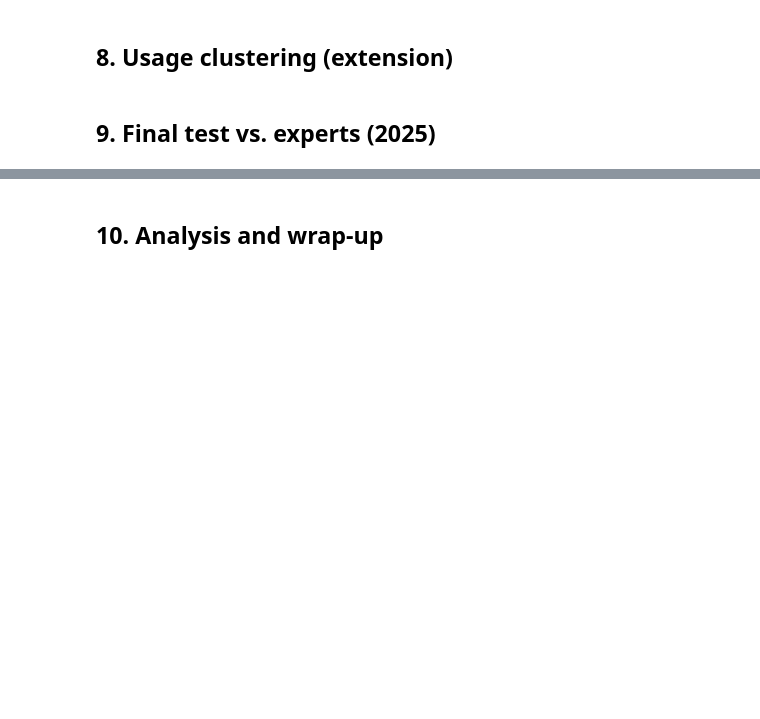
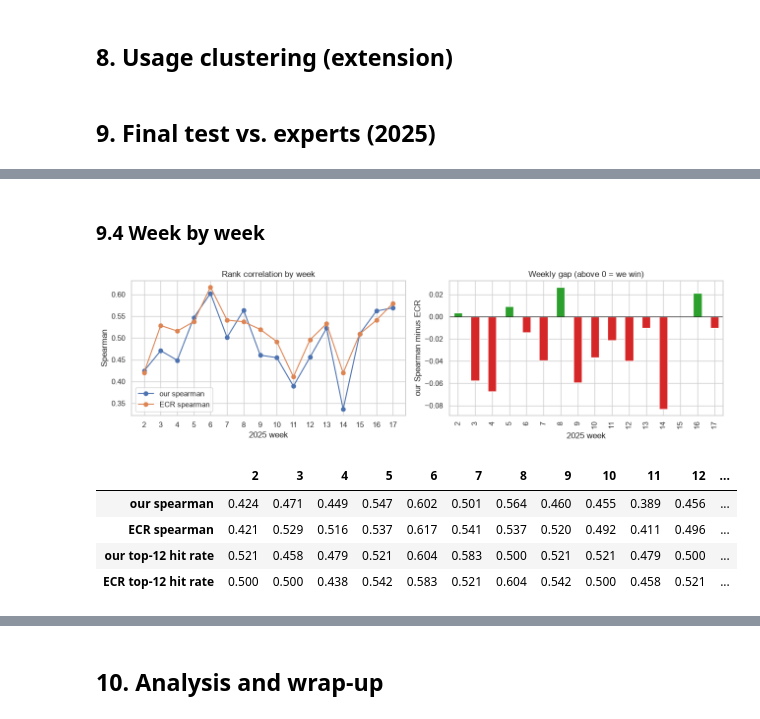
Before and after one commit to HashaRock/CS363M_FFBall_Project, a Jupyter notebook: fantasy_football_rankings.ipynb, the cells around one changed output, grey strips where cells are left out. Cells and saved outputs as stored; diff of their text form; code cells hidden in the pictures; blank space fills up the shorter version.

```diff
--- a/fantasy_football_rankings.ipynb
+++ b/fantasy_football_rankings.ipynb
@@ -976,0 +1496,31 @@ Saved 11,207 out-of-fold predictions (2022-2024), status: baseline
+# %%
+head_to_head = test_rows.dropna(subset=["ecr_pos_rank"]).assign(ecr_score=lambda d: -d["ecr_pos_rank"])
+
+
+def rank_scores(rows):
+    "Ranking metrics for our predictions and for ECR on the same rows."
+    ours, experts = evaluate(rows, rows["pred"]), evaluate(rows, rows["ecr_score"])
+    return pd.Series({"player-weeks": len(rows),
+                      "our spearman": ours["spearman"], "ECR spearman": experts["spearman"],
+                      "our top-12 hit rate": ours["top12_hit_rate"], "ECR top-12 hit rate": experts["top12_hit_rate"]})
+
+
+def rank_scores_by(rows, groups):
+    return pd.DataFrame({name: rank_scores(part) for name, part in groups(rows)}).T
+
+
+overall = rank_scores(head_to_head).to_frame("all positions").T
+by_position = rank_scores_by(head_to_head, lambda d: [(p, d[d["position"] == p]) for p in POSITIONS])
+by_week = rank_scores_by(head_to_head, lambda d: d.groupby("week"))
+by_stage = rank_scores_by(head_to_head, lambda d: [(f"weeks 1-{EARLY_SEASON_WEEKS}", d[d["week"] <= EARLY_SEASON_WEEKS]),
+                                                   (f"weeks {EARLY_SEASON_WEEKS + 1}+", d[d["week"] > EARLY_SEASON_WEEKS])])
+
+weekly_gap = by_week["our spearman"] - by_week["ECR spearman"]
+draws = np.random.default_rng(SEED).choice(weekly_gap.to_numpy(), size=(BOOTSTRAP_DRAWS, len(weekly_gap))).mean(axis=1)
+gap_low, gap_high = np.percentile(draws, [2.5, 97.5])
+verdict = "beat" if gap_low > 0 else "lose to" if gap_high < 0 else "tie with"
+
+display(pd.concat([overall, by_position, by_stage]).round(4))
+print(f"Weekly Spearman gap (us minus ECR): mean {weekly_gap.mean():+.4f}, 95% interval [{gap_low:+.4f}, {gap_high:+.4f}], "
+      f"ahead in {(weekly_gap > 0).sum()} of {len(weekly_gap)} weeks")
+print(f"Verdict by the rule set above: we {verdict} the experts.")
@@ -976,0 +1544,20 @@ Saved 11,207 out-of-fold predictions (2022-2024), status: baseline
+# %% [markdown]
+### 9.4 Week by week
+# %%
+fig, axes = plt.subplots(1, 2, figsize=(13, 3.8))
+by_week[["our spearman", "ECR spearman"]].plot(ax=axes[0], marker="o", xlabel="2025 week", ylabel="Spearman",
+                                               title="Rank correlation by week")
+axes[0].set_xticks(by_week.index)
+weekly_gap.plot.bar(ax=axes[1], xlabel="2025 week", ylabel="our Spearman minus ECR", title="Weekly gap (above 0 = we win)",
+                    color=np.where(weekly_gap > 0, "tab:green", "tab:red"))
+axes[1].axhline(0, color="black", linewidth=0.8)
+plt.tight_layout()
+plt.show()
+by_week[["our spearman", "ECR spearman", "our top-12 hit rate", "ECR top-12 hit rate"]].T.round(3)
+# %% [output]
+[figure, added]
+|  | 2 | 3 | 4 | 5 | 6 | 7 | 8 | 9 | 10 | 11 | 12 | ... |
+| our spearman | 0.424 | 0.471 | 0.449 | 0.547 | 0.602 | 0.501 | 0.564 | 0.460 | 0.455 | 0.389 | 0.456 | ... |
+| ECR spearman | 0.421 | 0.529 | 0.516 | 0.537 | 0.617 | 0.541 | 0.537 | 0.520 | 0.492 | 0.411 | 0.496 | ... |
+| our top-12 hit rate | 0.521 | 0.458 | 0.479 | 0.521 | 0.604 | 0.583 | 0.500 | 0.521 | 0.521 | 0.479 | 0.500 | ... |
+| ECR top-12 hit rate | 0.500 | 0.500 | 0.438 | 0.542 | 0.583 | 0.521 | 0.604 | 0.542 | 0.500 | 0.458 | 0.521 | ... |
```
Also changed, not shown: parts of 45 cells of this notebook, 3 other files.
